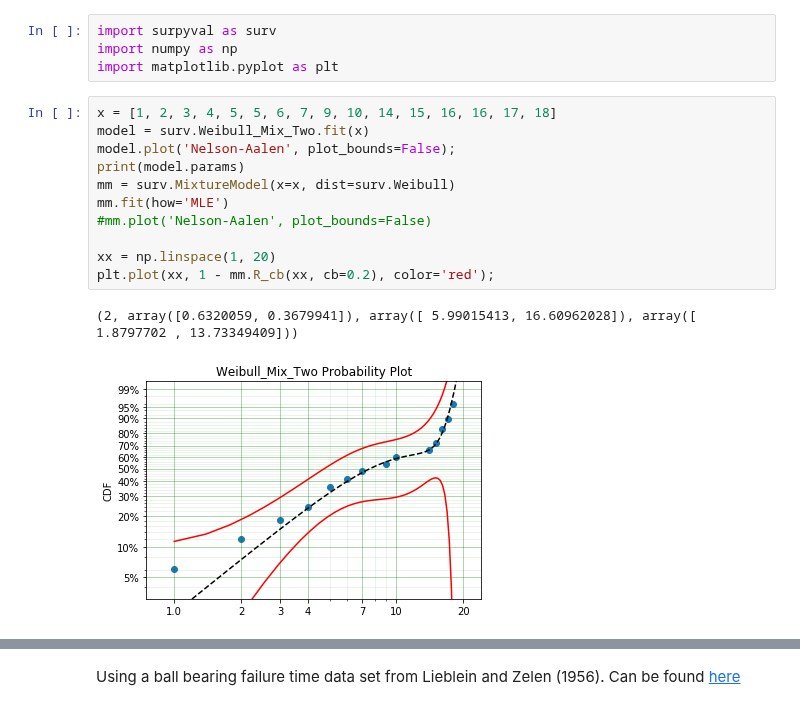
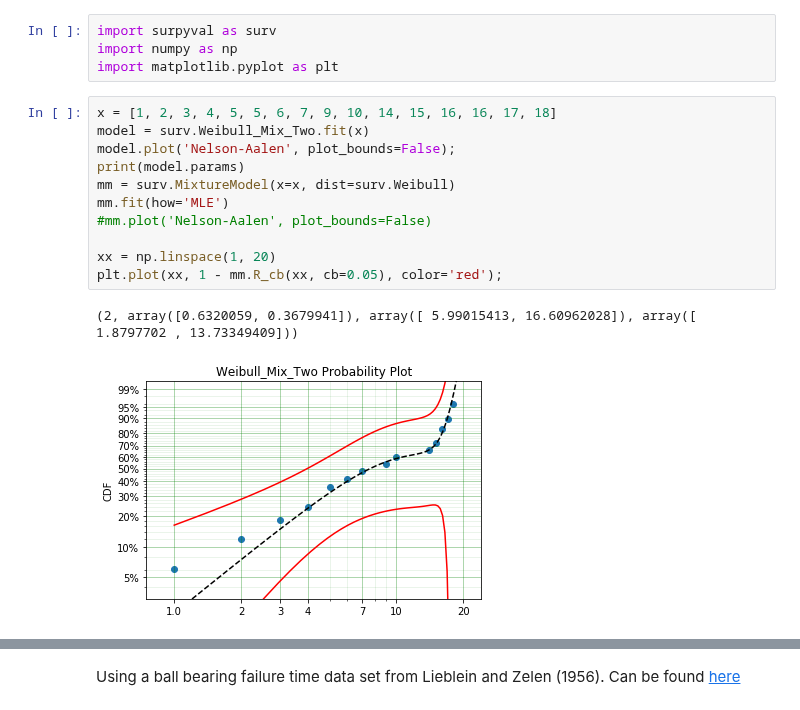
Before and after one commit to derrynknife/SurPyval, a Jupyter notebook: Probability Plotting with Surpyval.ipynb, the cells around one changed output, grey strips where cells are left out. Cells and saved outputs as stored; diff of their text form.

```diff
--- a/Probability Plotting with Surpyval.ipynb
+++ b/Probability Plotting with Surpyval.ipynb
@@ -13,17 +13,17 @@ import matplotlib.pyplot as plt
 # %%
 x = [1, 2, 3, 4, 5, 5, 6, 7, 9, 10, 14, 15, 16, 16, 17, 18]
 model = surv.Weibull_Mix_Two.fit(x)
 model.plot('Nelson-Aalen', plot_bounds=False);
 print(model.params)
 mm = surv.MixtureModel(x=x, dist=surv.Weibull)
 mm.fit(how='MLE')
 #mm.plot('Nelson-Aalen', plot_bounds=False)
 
 xx = np.linspace(1, 20)
-plt.plot(xx, 1 - mm.R_cb(xx, cb=0.2), color='red');
+plt.plot(xx, 1 - mm.R_cb(xx, cb=0.05), color='red');
 # %% [output]
 (2, array([0.6320059, 0.3679941]), array([ 5.99015413, 16.60962028]), array([ 1.8797702 , 13.73349409]))
-[figure, old version]
+[figure, new version]
 # %%
 dist = surv.Gamma
 x = dist.random(100, 10, 5)
```
Also changed, not shown: parts of 9 cells of this notebook, 11 other files.
